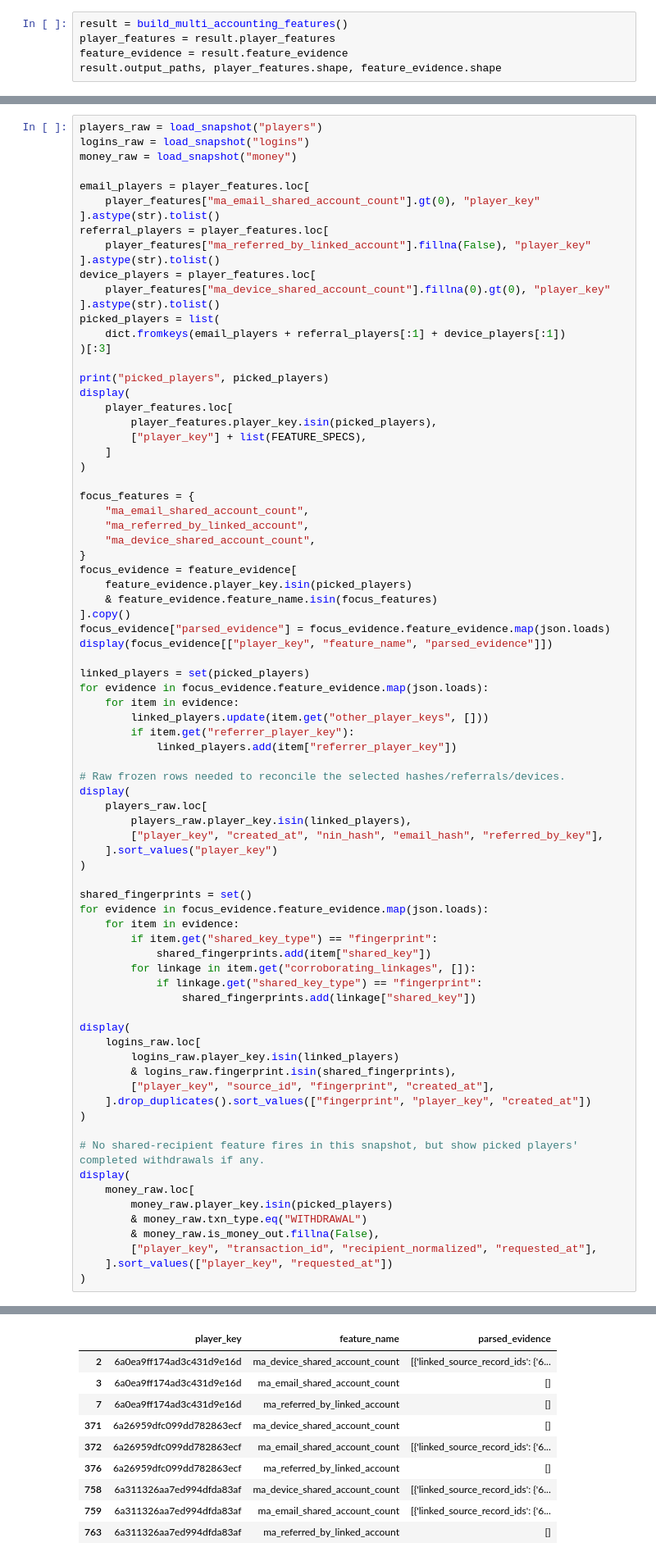
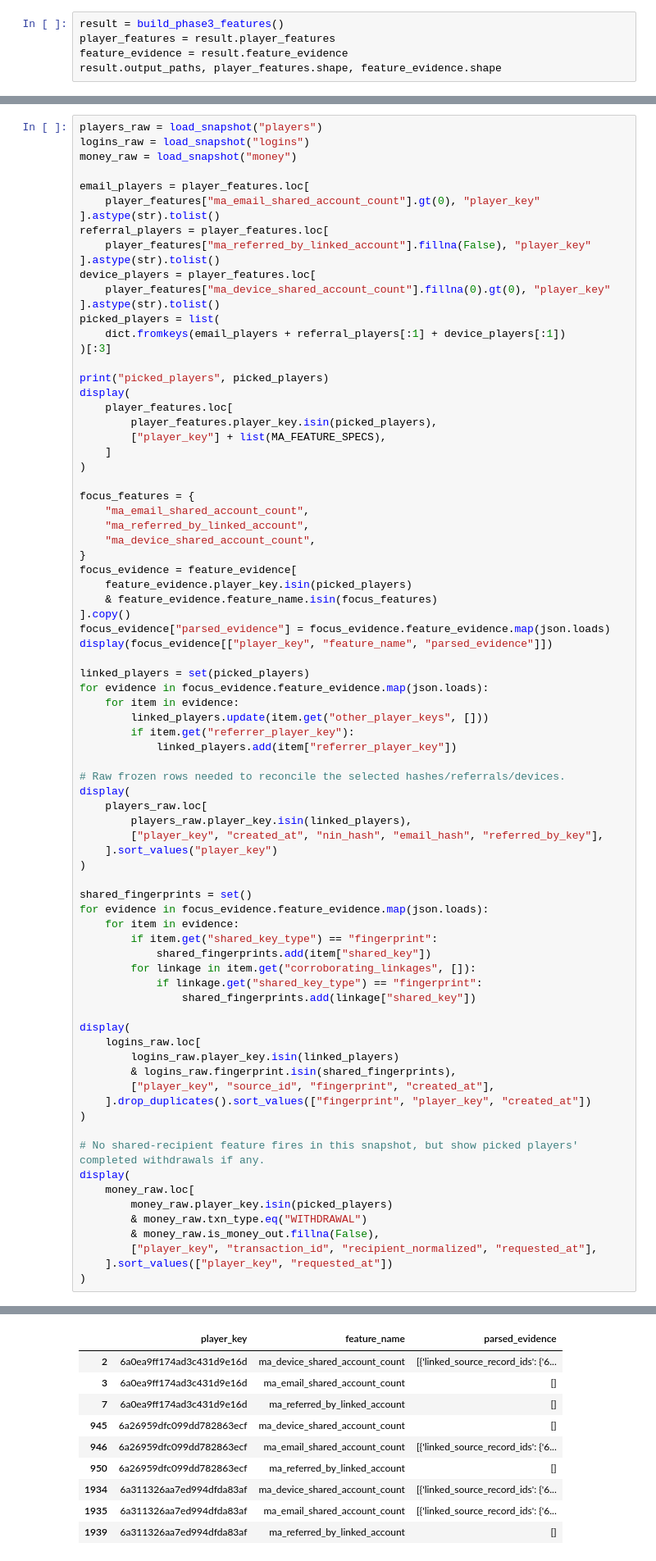
Before and after one commit to AyushDubeyaquagaming/Fraud-Detection-FS-Book, a Jupyter notebook: notebooks/03_features.ipynb, the cells around one changed output, grey strips where cells are left out. Shown at 82% size. Drawn from its saved outputs; the diff is of its cells as text.

```diff
--- a/notebooks/03_features.ipynb
+++ b/notebooks/03_features.ipynb
@@ -38,7 +40,7 @@ snapshot_dir C:\Users\dev\OneDrive\Documents\Fraud Detection - FS Book\Fraud-Det
 # %% [markdown]
 ## Build
 # %%
-result = build_multi_accounting_features()
+result = build_phase3_features()
 player_features = result.player_features
 feature_evidence = result.feature_evidence
 result.output_paths, player_features.shape, feature_evidence.shape
@@ -170,7 +176,7 @@ print("picked_players", picked_players)
 display(
     player_features.loc[
         player_features.player_key.isin(picked_players),
-        ["player_key"] + list(FEATURE_SPECS),
+        ["player_key"] + list(MA_FEATURE_SPECS),
     ]
 )
 
@@ -210,39 +216,39 @@ for evidence in focus_evidence.feature_evidence.map(json.loads):
             if linkage.get("shared_key_type") == "fingerprint":
                 shared_fingerprints.add(linkage["shared_key"])
 
 display(
     logins_raw.loc[
         logins_raw.player_key.isin(linked_players)
         & logins_raw.fingerprint.isin(shared_fingerprints),
         ["player_key", "source_id", "fingerprint", "created_at"],
     ].drop_duplicates().sort_values(["fingerprint", "player_key", "created_at"])
 )
 
 # No shared-recipient feature fires in this snapshot, but show picked players' completed withdrawals if any.
 display(
     money_raw.loc[
         money_raw.player_key.isin(picked_players)
         & money_raw.txn_type.eq("WITHDRAWAL")
         & money_raw.is_money_out.fillna(False),
         ["player_key", "transaction_id", "recipient_normalized", "requested_at"],
     ].sort_values(["player_key", "requested_at"])
 )
 # %% [output]
 picked_players ['6a26959dfc099dd782863ecf', '6a311326aa7ed994dfda83af', '6a0ea9ff174ad3c431d9e16d']
 |  | player_key | ma_nin_shared_account_count | ma_email_shared_account_count | ma_device_shared_account_count | ma_withdrawal_recipient_shared_count | ... |
 | 0 | 6a0ea9ff174ad3c431d9e16d | 0 | 0 | 9 | 0 | ... |
 | 41 | 6a26959dfc099dd782863ecf | 0 | 1 | 0 | <NA> | ... |
 | 84 | 6a311326aa7ed994dfda83af | 0 | 1 | 2 | 0 | ... |
 |  | player_key | feature_name | parsed_evidence |
 | 2 | 6a0ea9ff174ad3c431d9e16d | ma_device_shared_account_count | [{'linked_source_record_ids': {'6... |
 | 3 | 6a0ea9ff174ad3c431d9e16d | ma_email_shared_account_count | [] |
 | 7 | 6a0ea9ff174ad3c431d9e16d | ma_referred_by_linked_account | [] |
-| 371 | 6a26959dfc099dd782863ecf | ma_device_shared_account_count | [] |
-| 372 | 6a26959dfc099dd782863ecf | ma_email_shared_account_count | [{'linked_source_record_ids': {'6... |
-| 376 | 6a26959dfc099dd782863ecf | ma_referred_by_linked_account | [] |
-| 758 | 6a311326aa7ed994dfda83af | ma_device_shared_account_count | [{'linked_source_record_ids': {'6... |
-| 759 | 6a311326aa7ed994dfda83af | ma_email_shared_account_count | [{'linked_source_record_ids': {'6... |
-| 763 | 6a311326aa7ed994dfda83af | ma_referred_by_linked_account | [] |
+| 945 | 6a26959dfc099dd782863ecf | ma_device_shared_account_count | [] |
+| 946 | 6a26959dfc099dd782863ecf | ma_email_shared_account_count | [{'linked_source_record_ids': {'6... |
+| 950 | 6a26959dfc099dd782863ecf | ma_referred_by_linked_account | [] |
+| 1934 | 6a311326aa7ed994dfda83af | ma_device_shared_account_count | [{'linked_source_record_ids': {'6... |
+| 1935 | 6a311326aa7ed994dfda83af | ma_email_shared_account_count | [{'linked_source_record_ids': {'6... |
+| 1939 | 6a311326aa7ed994dfda83af | ma_referred_by_linked_account | [] |
 |  | player_key | created_at | nin_hash | email_hash | referred_by_key |
 | 0 | 6a0ea9ff174ad3c431d9e16d | 2026-05-21 06:45:19.652000+00:00 | 475cd04fd275c003f8b8a2393132d6076... | c2f8254bfd7b70b9729b963ae78838862... | NaN |
 | 1 | 6a0eabae174ad3c431d9e6b6 | 2026-05-21 06:52:30.870000+00:00 | NaN | 1a29e014b69b8f8e8d31aae3b6b7544b7... | NaN |
```
Also changed, not shown: parts of 11 cells of this notebook, 9 other files.
